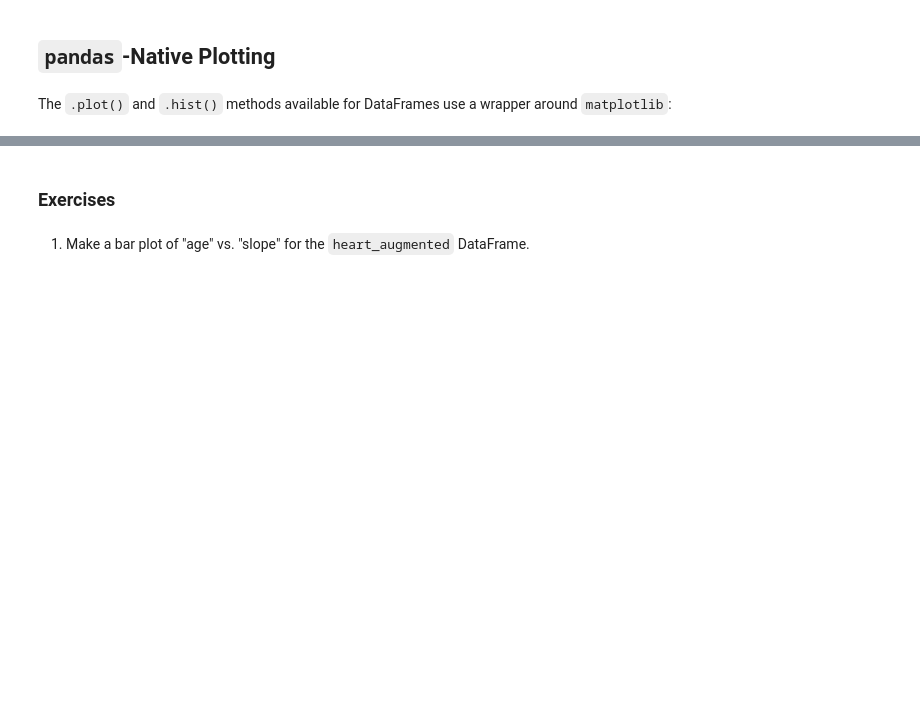
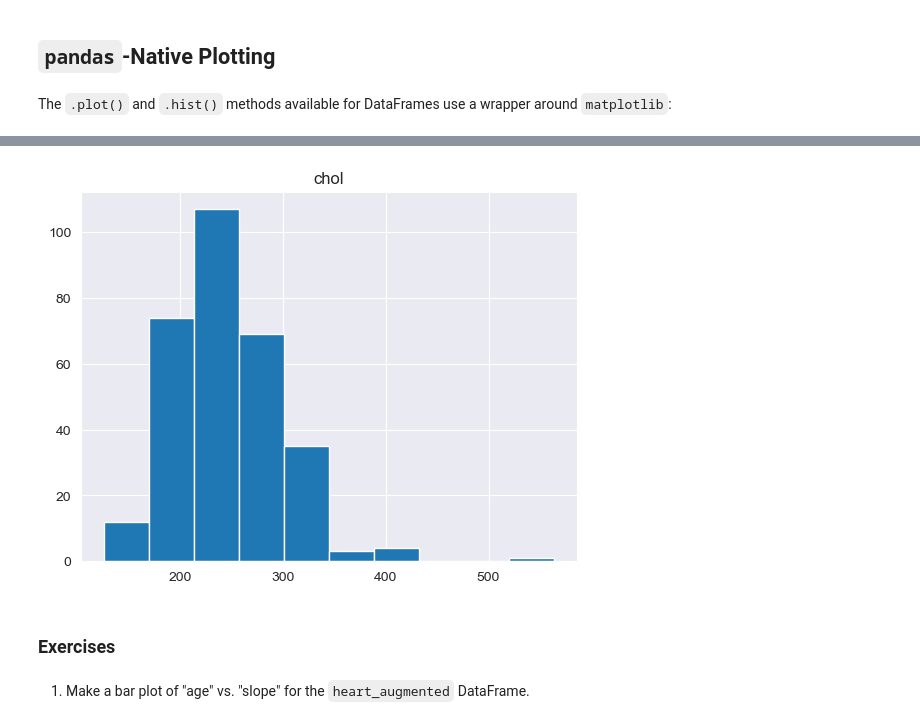
Before and after one commit to JennavieveLedesma/Python_Assignments, a Jupyter notebook: Lab_Assignments/Python_Lab_Exercise_2.ipynb, the cells around one changed output, grey strips where cells are left out. Drawn from its saved outputs; the diff is of its cells as text; code cells hidden in the pictures; blank space fills up the shorter version.

```diff
--- a/Lab_Assignments/Python_Lab_Exercise_2.ipynb
+++ b/Lab_Assignments/Python_Lab_Exercise_2.ipynb
@@ -228,5 +564,7 @@ heart_augmented.plot(x='age', y='trestbps', kind='scatter');
 # %%
-heart_augmented.hist(column='chol');
+heart_df.hist(column='chol');
+# %% [output]
+[figure, added]
 # %% [markdown]
 ### Exercises
 # %% [markdown]
```
Also changed, not shown: parts of 44 cells of this notebook, 1 other file.
